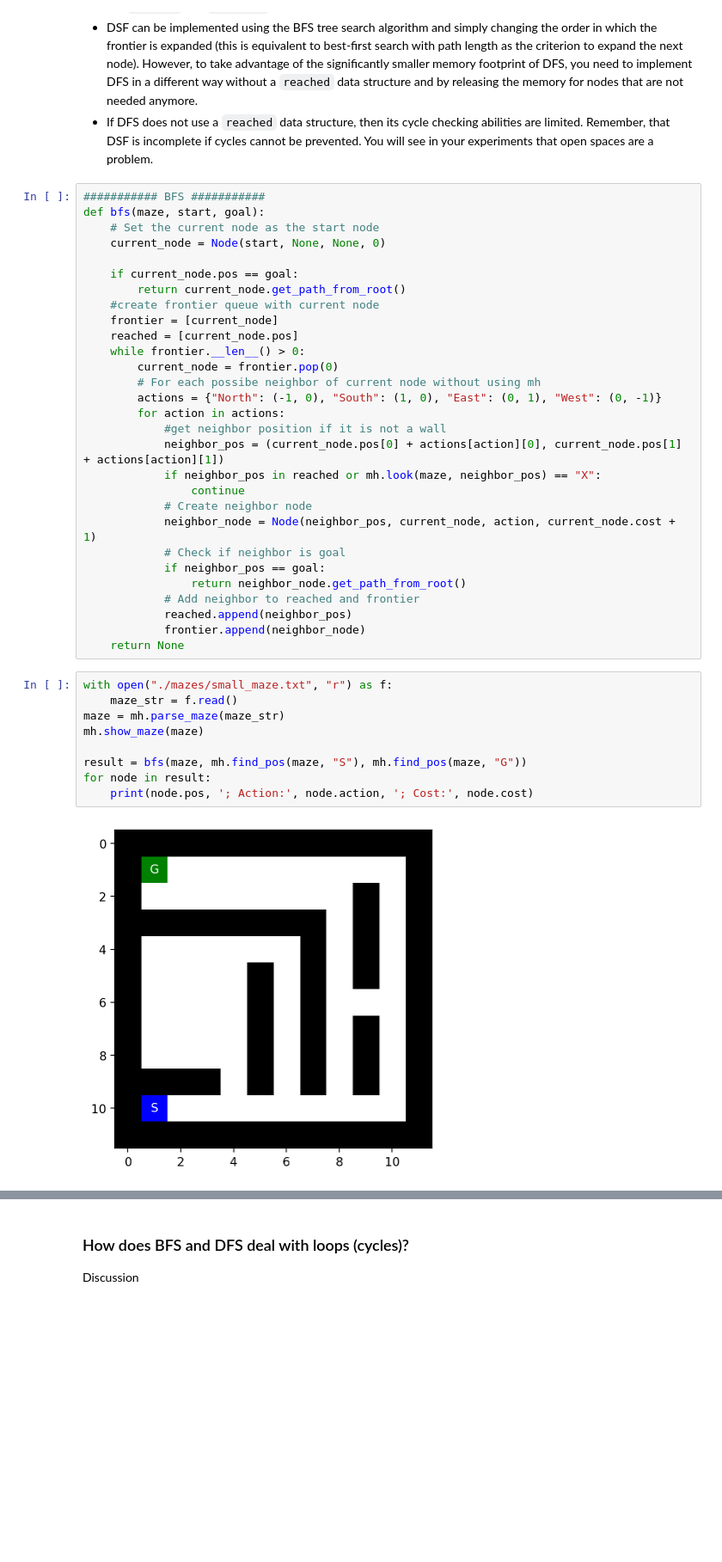
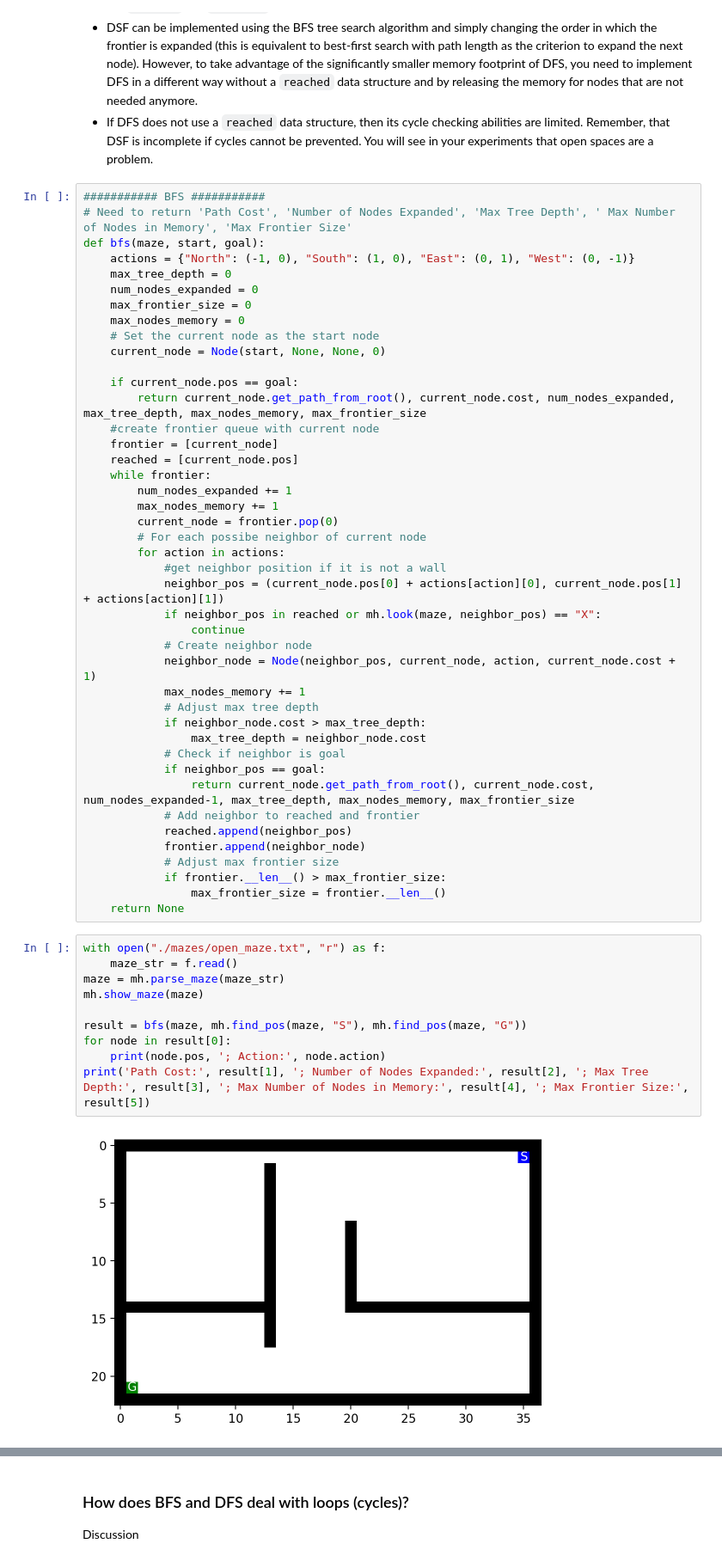
Before and after one commit to leilaniGegg/CS7320-ArtificialIntelligence, a Jupyter notebook: Assignment 3/Maze.ipynb, the cells around one changed output, grey strips where cells are left out. Shown at 86% size. Cells and saved outputs as stored; diff of their text form; blank space fills up the shorter version.

Commit message:
Did algorithms, need further refinement

```diff
--- a/Assignment 3/Maze.ipynb
+++ b/Assignment 3/Maze.ipynb
@@ -212,19 +212,26 @@ __Notes:__
 * If DFS does not use a `reached` data structure, then its cycle checking abilities are limited. Remember, that DSF is incomplete if cycles cannot be prevented. You will see in your experiments that open spaces are a problem.
 # %%
 ########### BFS ###########
+# Need to return 'Path Cost', 'Number of Nodes Expanded', 'Max Tree Depth', ' Max Number of Nodes in Memory', 'Max Frontier Size'
 def bfs(maze, start, goal):
+    actions = {"North": (-1, 0), "South": (1, 0), "East": (0, 1), "West": (0, -1)}
+    max_tree_depth = 0
+    num_nodes_expanded = 0
+    max_frontier_size = 0
+    max_nodes_memory = 0
     # Set the current node as the start node
     current_node = Node(start, None, None, 0)
 
     if current_node.pos == goal:
-        return current_node.get_path_from_root()
+        return current_node.get_path_from_root(), current_node.cost, num_nodes_expanded, max_tree_depth, max_nodes_memory, max_frontier_size
     #create frontier queue with current node
     frontier = [current_node]
     reached = [current_node.pos]
-    while frontier.__len__() > 0:
+    while frontier:
+        num_nodes_expanded += 1
+        max_nodes_memory += 1
         current_node = frontier.pop(0)
-        # For each possibe neighbor of current node without using mh
-        actions = {"North": (-1, 0), "South": (1, 0), "East": (0, 1), "West": (0, -1)}
+        # For each possibe neighbor of current node
         for action in actions:
             #get neighbor position if it is not a wall
             neighbor_pos = (current_node.pos[0] + actions[action][0], current_node.pos[1] + actions[action][1])
@@ -232,21 +239,29 @@ def bfs(maze, start, goal):
                 continue
             # Create neighbor node
             neighbor_node = Node(neighbor_pos, current_node, action, current_node.cost + 1)
+            max_nodes_memory += 1
+            # Adjust max tree depth
+            if neighbor_node.cost > max_tree_depth:
+                max_tree_depth = neighbor_node.cost
             # Check if neighbor is goal
             if neighbor_pos == goal:
-                return neighbor_node.get_path_from_root()
+                return current_node.get_path_from_root(), current_node.cost, num_nodes_expanded-1, max_tree_depth, max_nodes_memory, max_frontier_size
             # Add neighbor to reached and frontier
             reached.append(neighbor_pos)
             frontier.append(neighbor_node)
+            # Adjust max frontier size
+            if frontier.__len__() > max_frontier_size:
+                max_frontier_size = frontier.__len__()
     return None
 # %%
-with open("./mazes/small_maze.txt", "r") as f:
+with open("./mazes/open_maze.txt", "r") as f:
     maze_str = f.read()
 maze = mh.parse_maze(maze_str)
 mh.show_maze(maze)
 
 result = bfs(maze, mh.find_pos(maze, "S"), mh.find_pos(maze, "G"))
-for node in result:
-    print(node.pos, '; Action:', node.action, '; Cost:', node.cost)
+for node in result[0]:
+    print(node.pos, '; Action:', node.action)
+print('Path Cost:', result[1], '; Number of Nodes Expanded:', result[2], '; Max Tree Depth:', result[3], '; Max Number of Nodes in Memory:', result[4], '; Max Frontier Size:', result[5])
 # %% [output]
-[figure, old version]
+[figure, new version]
```
Also changed, not shown: parts of 30 cells of this notebook.
